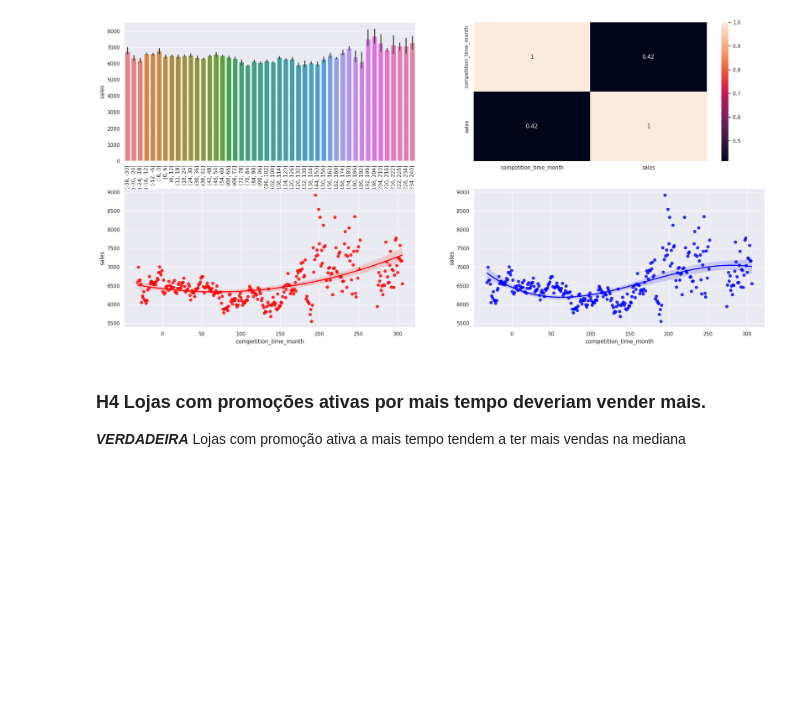
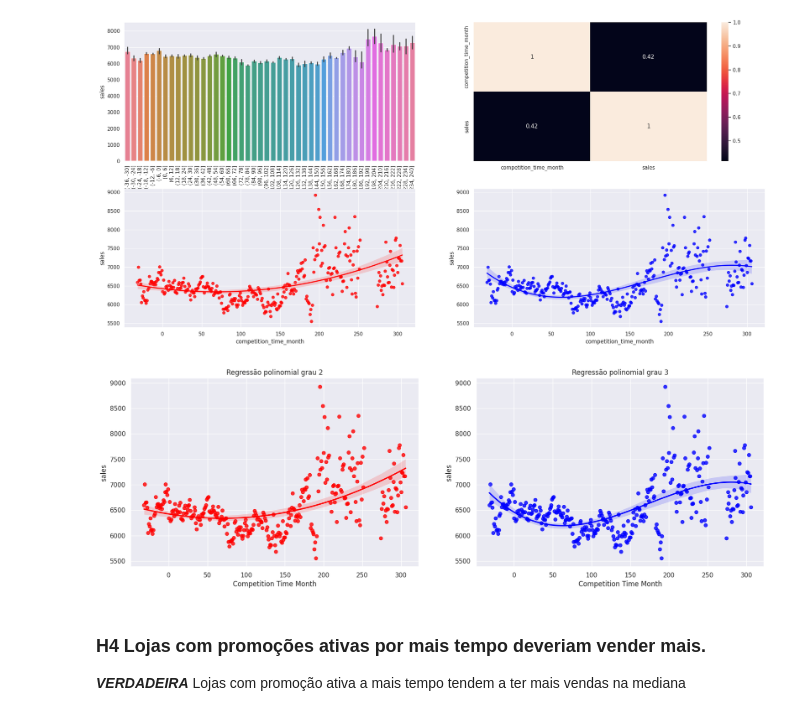
Before and after one commit to RafaelLuckner/ds_em_producao, a Jupyter notebook: m10.ipynb, the cells around one changed output. Saved outputs shown, nothing was run; the diff lists cells and outputs as text; code cells hidden in the pictures; blank space fills up the shorter version.

```diff
--- a/m10.ipynb
+++ b/m10.ipynb
@@ -598,6 +603,27 @@ sns.regplot(x='competition_time_month', y='sales', data=dfaux2, order=3, color='
 # %% [output]
 <Axes: xlabel='competition_time_month', ylabel='sales'>
 [figure]
+# %%
+plt.figure(figsize=(20,6))
+dfaux2 = (df4.loc[(df4['competition_time_month']>=-50)&(df4['competition_time_month']<400) ,['competition_time_month', 'sales']]
+         .groupby('competition_time_month')
+         .median()
+         .reset_index())
+
+
+plt.subplot(1,2,1)
+plt.title('Regressão polinomial grau 2')
+
+sns.regplot(x='competition_time_month', y='sales', data=dfaux2, order=2, color='red');
+plt.xlabel('Competition Time Month')
+
+plt.subplot(1,2,2)
+plt.title('Regressão polinomial grau 3')
+sns.regplot(x='competition_time_month', y='sales', data=dfaux2, order=3, color='blue')
+plt.xlabel('Competition Time Month')
+plt.savefig('img/competition_time.png')
+# %% [output]
+[figure, added]
 # %% [markdown]
 ### H4 Lojas com promoções ativas por mais tempo deveriam vender mais.
 ***VERDADEIRA*** Lojas com promoção ativa a mais tempo tendem a ter mais vendas na mediana
```
Also changed, not shown: parts of 26 cells of this notebook, 9 other files.
